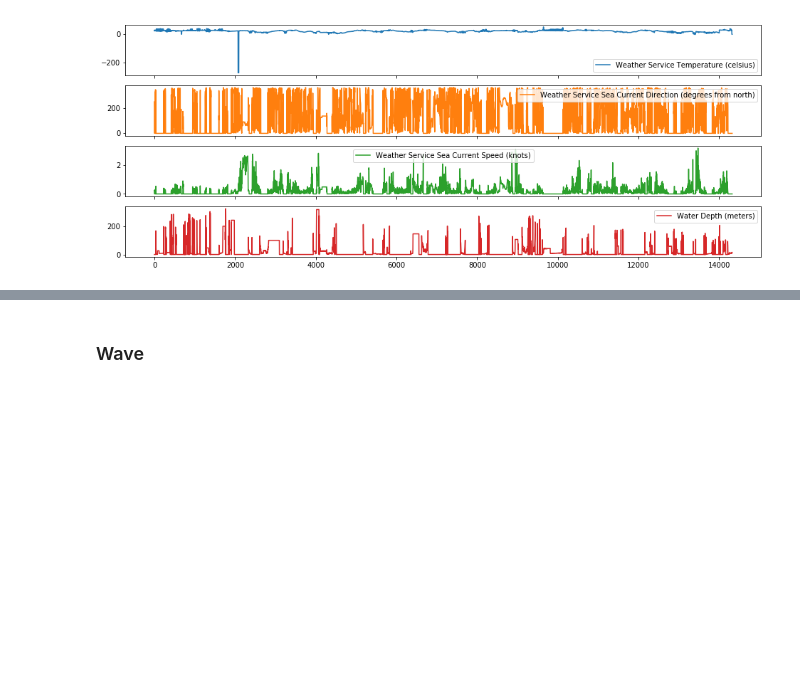
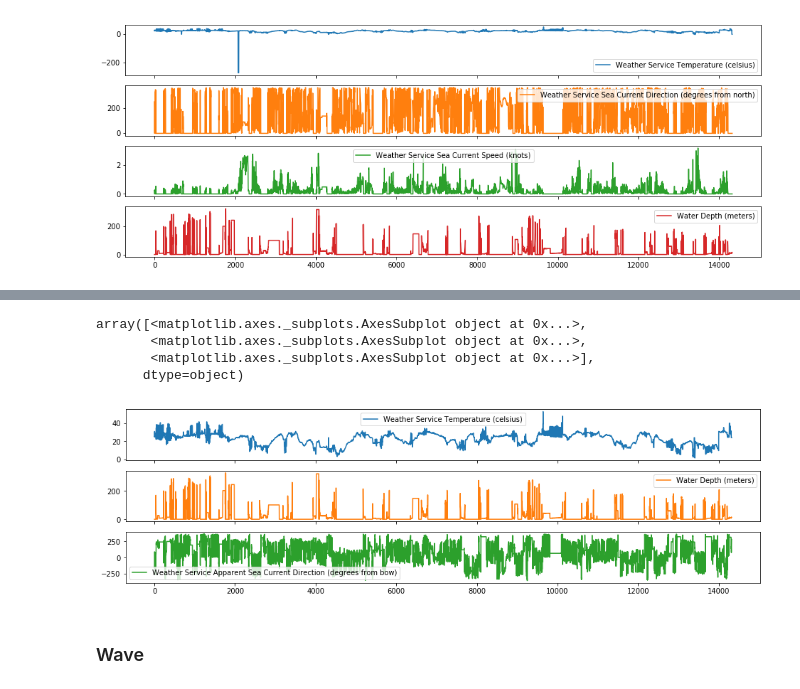
Before and after one commit to acdick/dynamic_speed_optimization, a Jupyter notebook: src/Ship_Performance.ipynb, the cells around one changed output, grey strips where cells are left out. Saved outputs shown, nothing was run; the diff lists cells and outputs as text; code cells hidden in the pictures; blank space fills up the shorter version.

```diff
--- a/src/Ship_Performance.ipynb
+++ b/src/Ship_Performance.ipynb
@@ -447,3 +517,19 @@ array([<matplotlib.axes._subplots.AxesSubplot object at 0x...>,
+# %%
+# Engineer features for apparent sea current direction and speed
+col         = 'Weather Service Apparent Sea Current Direction (degrees from bow)'
+df_mod[col] = df_mod[cols_speed[2]] - df_mod[cols_sea[1]]
+# %%
+# Plot time series
+fig_sea_fe, axes_sea_fe = plt.subplots(3,1, figsize=(16,3*1.5), sharex=True)
+df_mod[[cols_sea[0],
+        cols_sea[3],
+      'Weather Service Apparent Sea Current Direction (degrees from bow)']].plot(subplots=True, ax=axes_sea_fe)
+# %% [output]
+array([<matplotlib.axes._subplots.AxesSubplot object at 0x...>,
+       <matplotlib.axes._subplots.AxesSubplot object at 0x...>,
+       <matplotlib.axes._subplots.AxesSubplot object at 0x...>],
+      dtype=object)
+[figure, added]
 # %% [markdown]
 ### Wave
 # %%
```
Also changed, not shown: parts of 11 cells of this notebook.
